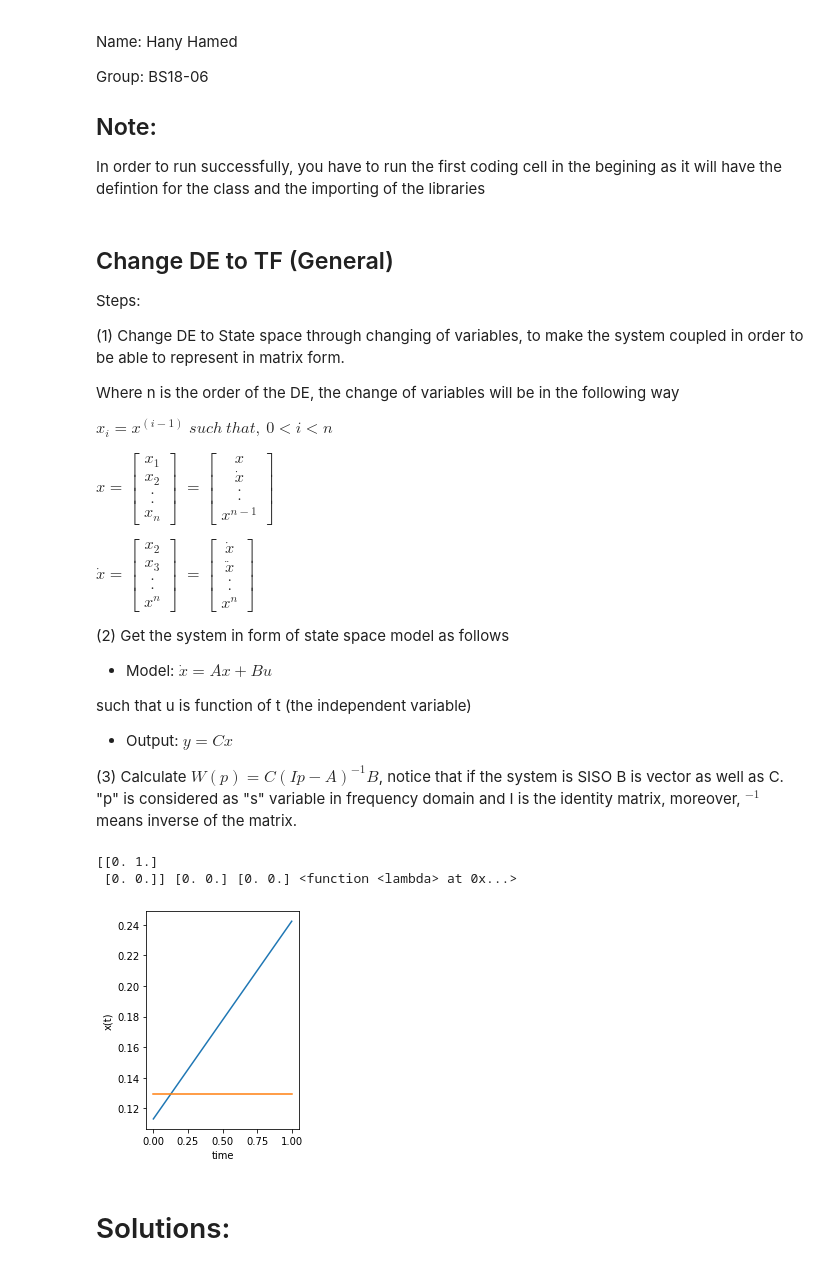
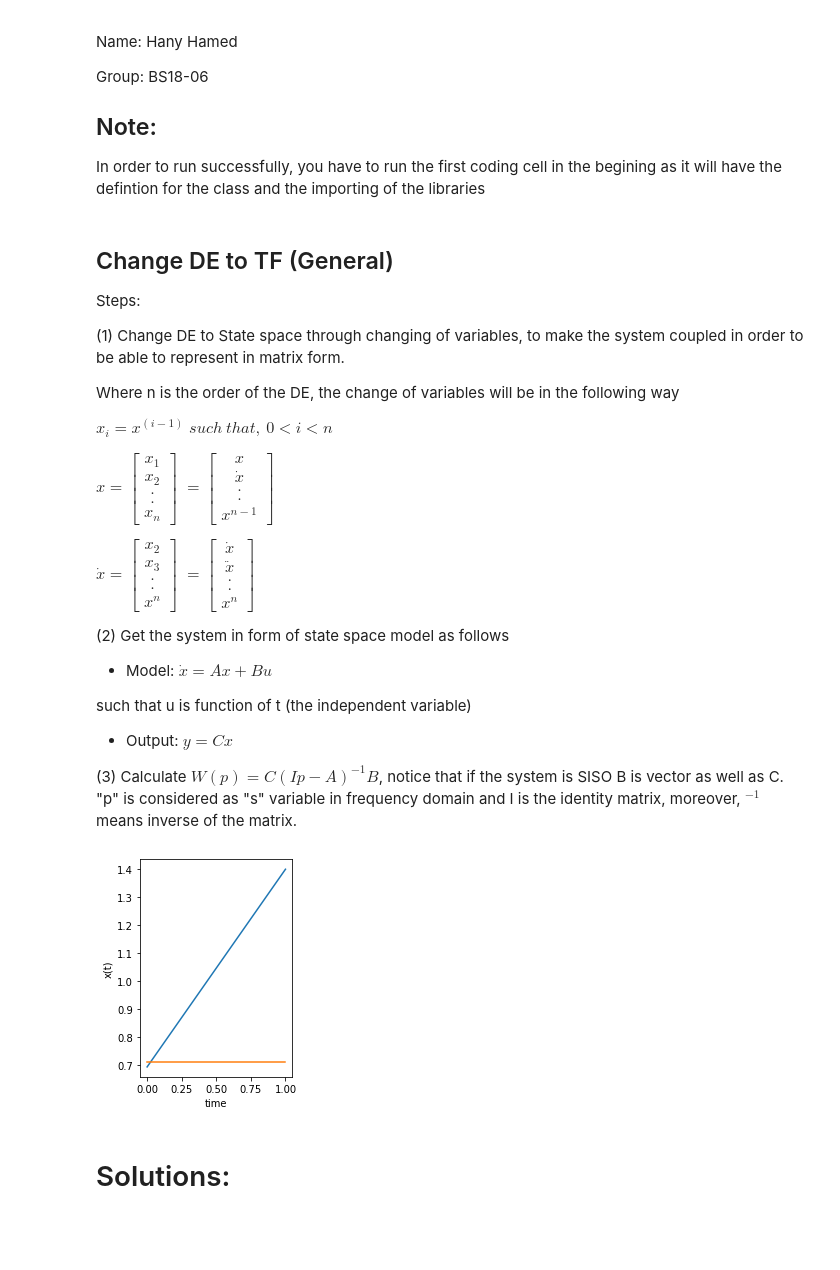
Before and after one commit to hany606/LCT_Spring20IU, a Jupyter notebook: Lab1_Additional_Points.ipynb, the cells around one changed output. Saved outputs shown, nothing was run; the diff lists cells and outputs as text; code cells hidden in the pictures; blank space fills up the shorter version.

```diff
--- a/Lab1_Additional_Points.ipynb
+++ b/Lab1_Additional_Points.ipynb
@@ -39,7 +39,7 @@ $ \dot x = \begin{bmatrix} x_2 \\  x_3 \\ . \\ . \\ x^{n}\end{bmatrix}$
   - Output:
    $y = Cx$
 
-   (3) Calculate $W(p) = C(Ip-A)^{-1} B$, notice that if the system is SISO B is vector as well as C. "p" is considered as "s" variable in frequency domain and I is the identity matrix, moreover, $^{-1}$ means inverse of the matrix.
+(3) Calculate $W(p) = C(Ip-A)^{-1} B$, notice that if the system is SISO B is vector as well as C. "p" is considered as "s" variable in frequency domain and I is the identity matrix, moreover, $^{-1}$ means inverse of the matrix.
 # %%
 # General Class
 
@@ -53,11 +53,12 @@ n = 2  # order of the DE
 
 
 class StateSpaceModel:
-  def __init__(self, order=None, coefficients=None, u=None, A=None, B=None, C=None):
+  def __init__(self, order=None, coefficients=None, u=None, A=None, B=None, C=None, D=None):
     self.n = order if coefficients is None else len(coefficients[0])-1
     self.A = np.zeros((self.n,self.n))
     self.A[:(self.n-1), 1:] = np.identity(self.n-1)
     self.B = np.zeros(self.n)
+    self.C = np.zeros(self.n)
     self.C = np.zeros(self.n)
 
 
@@ -67,7 +68,9 @@ class StateSpaceModel:
       self.setB(B)
     if(C is not None):
       self.setC(C)
-
+    if(D is not None):
+      self.setD(D)
+    # Cofficients: [coefficients of the polynomial, cofficients of the polynomial of the output, coefficient of t-term]
     if(coefficients is not None):
       c = np.flip(-np.array(coefficients[0][1:])/coefficients[0][0])
       self.setA(c)
@@ -75,9 +78,12 @@ class StateSpaceModel:
       self.setB(1/coefficients[0][0])
       # print(self.B)
       self.setC(np.array(coefficients[1]))
+      self.setD(coefficients[2])
+
     self.u = u if u is not None else None
 
-    print(self.A, self.B, self.C, self.u)
+    # print(self.A, self.B, self.C, self.u)
+
   def getOrder(self):
     return self.n
 
@@ -90,6 +96,9 @@ class StateSpaceModel:
   def setC(self, C):
     self.C = C
 
+  def setD(self, D):
+    self.D = D
+
   def setU(self, f_t):
     self.u = f_t
 
@@ -99,39 +108,37 @@ class StateSpaceModel:
 
   def getTransferFunction(self, p):
     aux = (np.identity(self.n)*p-self.A)
-    ret = self.C.dot(np.linalg.inv(aux)).dot(self.B)
+    ret = self.C.dot(np.linalg.inv(aux)).dot(self.B) + self.D
     return ret
 
 
 # u is function of t
 def functionU(t):
   return t+8
 
 def solve(ssm, x0=None, t=None):
   order = ssm.getOrder()
   initial_conditions = x0 if x0 is not None else np.random.rand(order)
   time = t if t is not None else np.linspace(0, 1, 1000)
   solution = odeint(ssm.getStateSpace, initial_conditions, time)
   if(t is None):
       return solution, time
   return solution
 
 
 def plot(solution, time):
   plt.subplot(121)
   plt.plot(time, solution)
   plt.xlabel('time')
   plt.ylabel('x(t)')
   plt.show()
 
 # ssm = StateSpaceModel(n, functionU)
 ssm = StateSpaceModel(order=n, u=lambda t: np.sin(t))
 solution, time = solve(ssm)
 plot(solution, time)
 # %% [output]
-[[0. 1.]
- [0. 0.]] [0. 0.] [0. 0.] <function <lambda> at 0x...>
-[figure, old version]
+[figure, new version]
 # %% [markdown]
 # Solutions:
 # %% [markdown]
```
Also changed, not shown: parts of 2 cells of this notebook.
